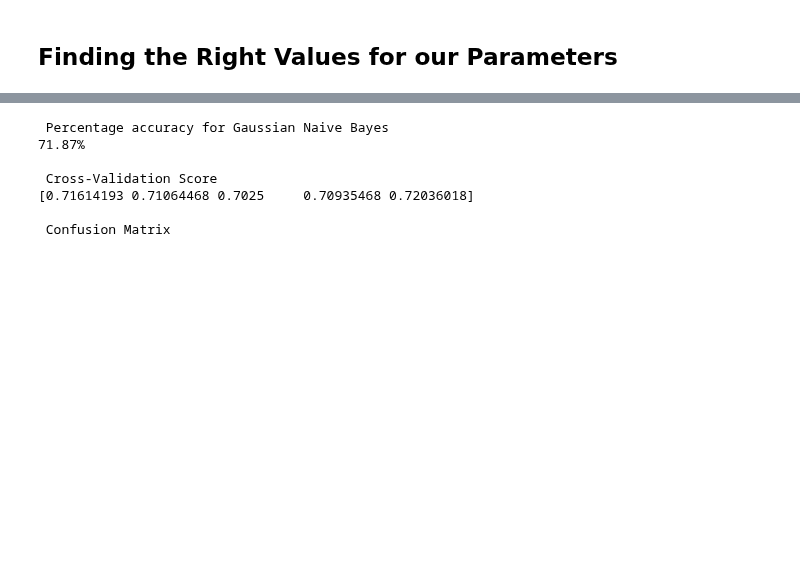
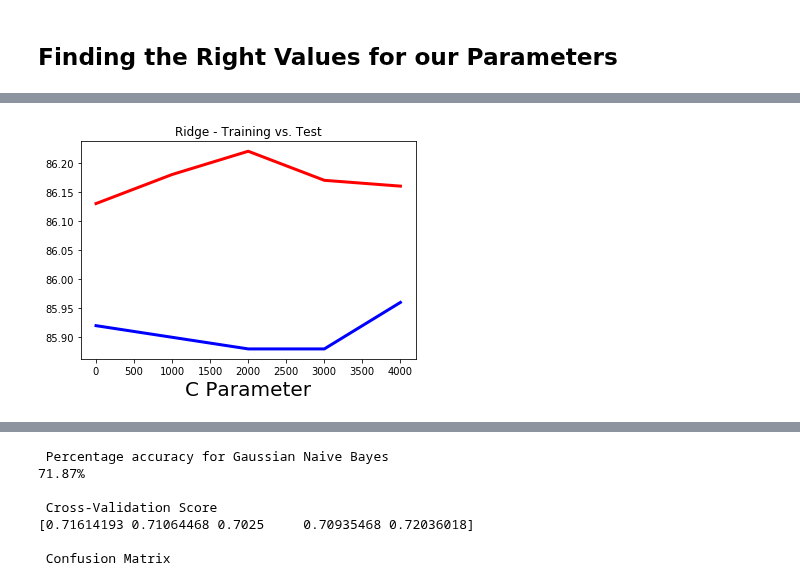
Before and after one commit to str007/Thinkful, a Jupyter notebook: Supervised_Learning_Capstone.ipynb, the cells around one changed output, grey strips where cells are left out. Saved outputs shown, nothing was run; the diff lists cells and outputs as text; code cells hidden in the pictures; blank space fills up the shorter version.

```diff
--- a/Supervised_Learning_Capstone.ipynb
+++ b/Supervised_Learning_Capstone.ipynb
@@ -707,0 +716,4 @@ tuned_params('KNN')
+# %%
+tuned_params('Ridge')
+# %% [output]
+[figure, added]
```
Also changed, not shown: parts of 7 cells of this notebook.
